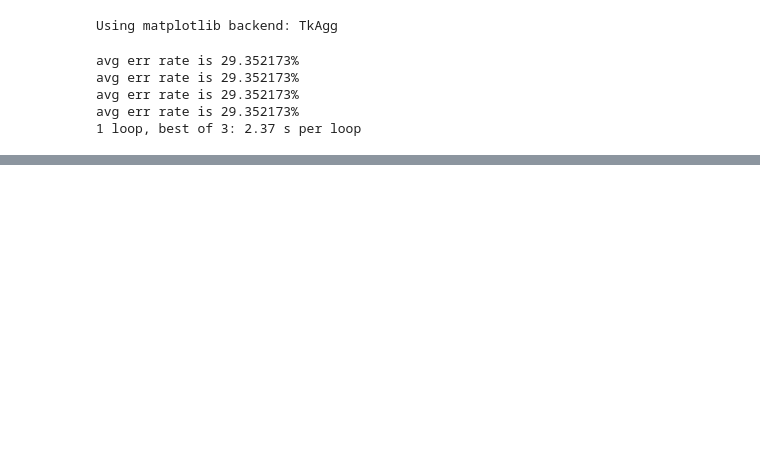
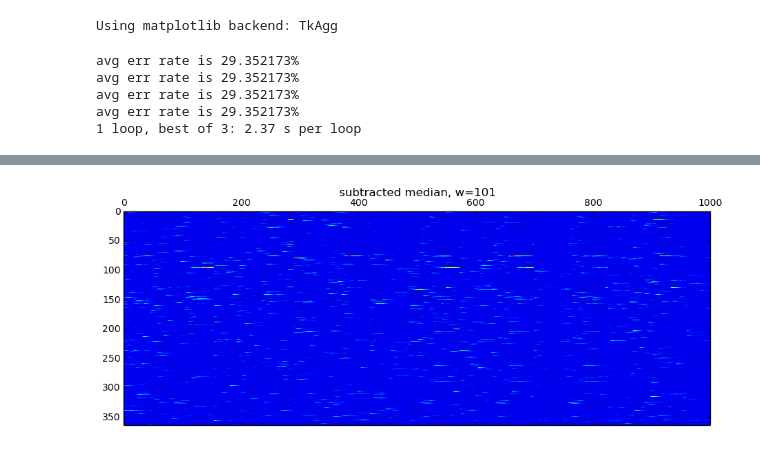
Before and after one commit to approbatory/funkcii, a Jupyter notebook: hpc_place_coding.ipynb, the cells around one changed output, grey strips where cells are left out. Cells and saved outputs as stored; diff of their text form; code cells hidden in the pictures; blank space fills up the shorter version.

```diff
--- a/hpc_place_coding.ipynb
+++ b/hpc_place_coding.ipynb
@@ -558,5 +714,7 @@ transients = np.copy(real_traces)
 # %%
 transients_sub_med = subtract_median_window(transients)
-#####viz(transients_sub_med, title='subtracted median, w=101')
+viz(transients_sub_med, title='subtracted median, w=101')
+# %% [output]
+[figure, added]
 # %%
 transients_cleaned = sliding_average(transients_sub_med)
```
Also changed, not shown: parts of 12 cells of this notebook, 3 other files.
